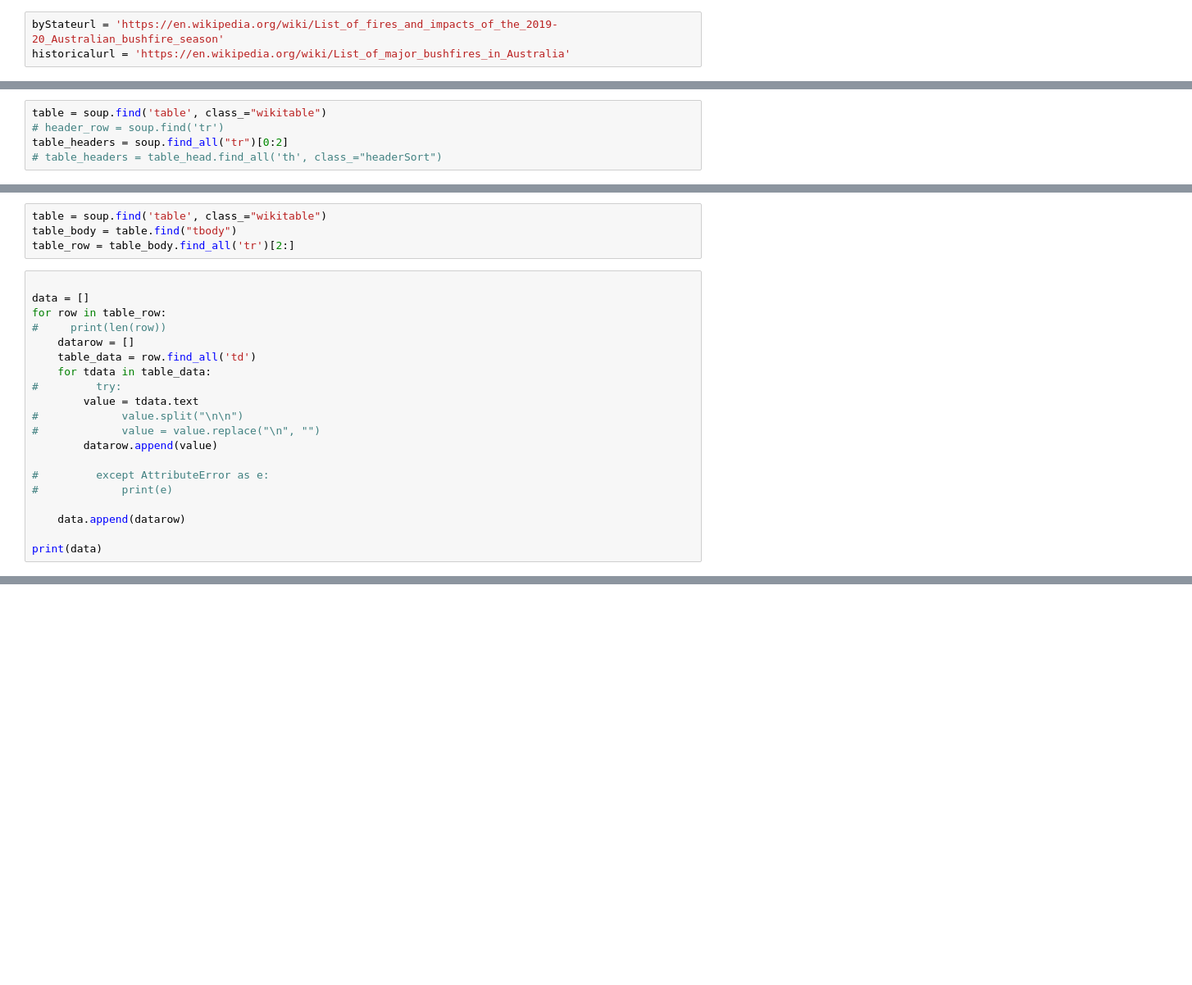
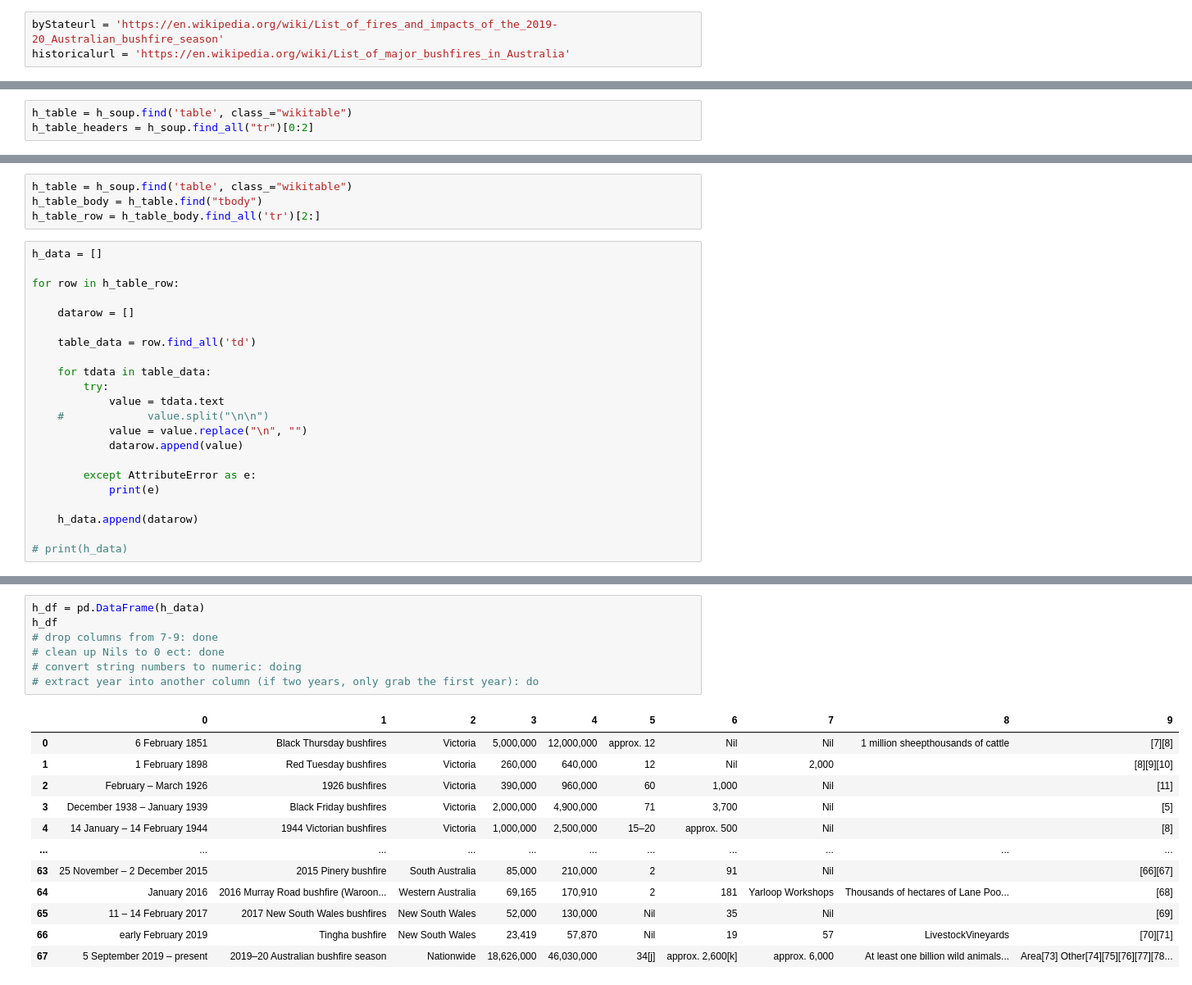
Before and after one commit to philipstubbs13/australia-fire-api-and-dashboard, a Jupyter notebook: WebScrapping.ipynb, the cells around one changed output, grey strips where cells are left out. Shown at 82% size. Saved outputs shown, nothing was run; the diff lists cells and outputs as text; blank space fills up the shorter version.

Commit message:
cleaning up data before pushing to mongodb, working on converting column data types

```diff
--- a/WebScrapping.ipynb
+++ b/WebScrapping.ipynb
@@ -20,7 +21,5 @@ soup = BeautifulSoup(historicalresponse.text, 'html.parser')
 # %%
-table = soup.find('table', class_="wikitable")
-# header_row = soup.find('tr')
-table_headers = soup.find_all("tr")[0:2]
-# table_headers = table_head.find_all('th', class_="headerSort")
+h_table = h_soup.find('table', class_="wikitable")
+h_table_headers = h_soup.find_all("tr")[0:2]
 # %%
 # table_headers = table_head.find('tr')
@@ -42,25 +43,27 @@ print(len(headers))
 # %%
-table = soup.find('table', class_="wikitable")
-table_body = table.find("tbody")
-table_row = table_body.find_all('tr')[2:]
+h_table = h_soup.find('table', class_="wikitable")
+h_table_body = h_table.find("tbody")
+h_table_row = h_table_body.find_all('tr')[2:]
 # %%
+h_data = []
 
-data = []
-for row in table_row:
-#     print(len(row))
+for row in h_table_row:
+
     datarow = []
+
     table_data = row.find_all('td')
+
     for tdata in table_data:
-#         try:
-        value = tdata.text
-#             value.split("\n\n")
-#             value = value.replace("\n", "")
-        datarow.append(value)
+        try:
+            value = tdata.text
+    #             value.split("\n\n")
+            value = value.replace("\n", "")
+            datarow.append(value)
 
-#         except AttributeError as e:
-#             print(e)
+        except AttributeError as e:
+            print(e)
 
-    data.append(datarow)
+    h_data.append(datarow)
 
-print(data)
+# print(h_data)
 # %% [output]
@@ -87,0 +71,20 @@ tables
+# %%
+h_df = pd.DataFrame(h_data)
+h_df
+# drop columns from 7-9: done
+# clean up Nils to 0 ect: done
+# convert string numbers to numeric: doing
+# extract year into another column (if two years, only grab the first year): do
+# %% [output]
+|  | 0 | 1 | 2 | 3 | 4 | 5 | 6 | 7 | 8 | 9 |
+| 0 | 6 February 1851 | Black Thursday bushfires | Victoria | 5,000,000 | 12,000,000 | approx. 12 | Nil | Nil | 1 million sheepthousands of cattle | [7][8] |
+| 1 | 1 February 1898 | Red Tuesday bushfires | Victoria | 260,000 | 640,000 | 12 | Nil | 2,000 |  | [8][9][10] |
+| 2 | February – March 1926 | 1926 bushfires | Victoria | 390,000 | 960,000 | 60 | 1,000 | Nil |  | [11] |
+| 3 | December 1938 – January 1939 | Black Friday bushfires | Victoria | 2,000,000 | 4,900,000 | 71 | 3,700 | Nil |  | [5] |
+| 4 | 14 January – 14 February 1944 | 1944 Victorian bushfires | Victoria | 1,000,000 | 2,500,000 | 15–20 | approx. 500 | Nil |  | [8] |
+| ... | ... | ... | ... | ... | ... | ... | ... | ... | ... | ... |
+| 63 | 25 November – 2 December 2015 | 2015 Pinery bushfire | South Australia | 85,000 | 210,000 | 2 | 91 | Nil |  | [66][67] |
+| 64 | January 2016 | 2016 Murray Road bushfire (Waroon... | Western Australia | 69,165 | 170,910 | 2 | 181 | Yarloop Workshops | Thousands of hectares of Lane Poo... | [68] |
+| 65 | 11 – 14 February 2017 | 2017 New South Wales bushfires | New South Wales | 52,000 | 130,000 | Nil | 35 | Nil |  | [69] |
+| 66 | early February 2019 | Tingha bushfire | New South Wales | 23,419 | 57,870 | Nil | 19 | 57 | LivestockVineyards | [70][71] |
+| 67 | 5 September 2019 – present | 2019–20 Australian bushfire season | Nationwide | 18,626,000 | 46,030,000 | 34[j] | approx. 2,600[k] | approx. 6,000 | At least one billion wild animals... | Area[73] Other[74][75][76][77][78... |
```
Also changed, not shown: parts of 16 cells of this notebook.
